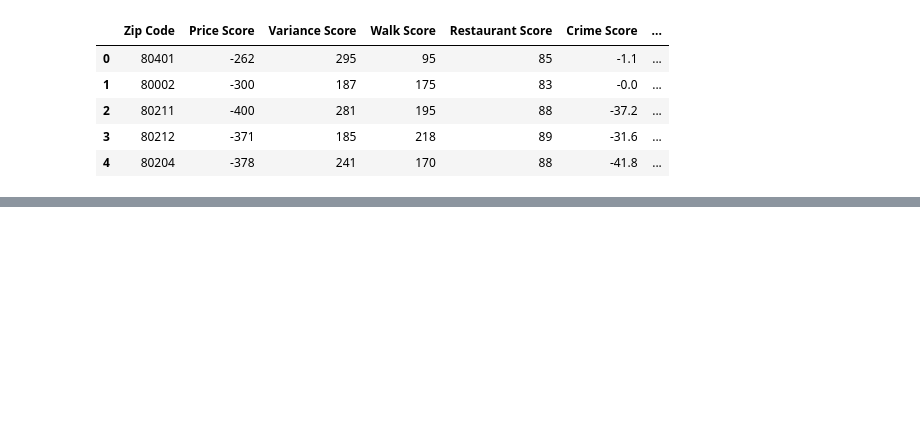
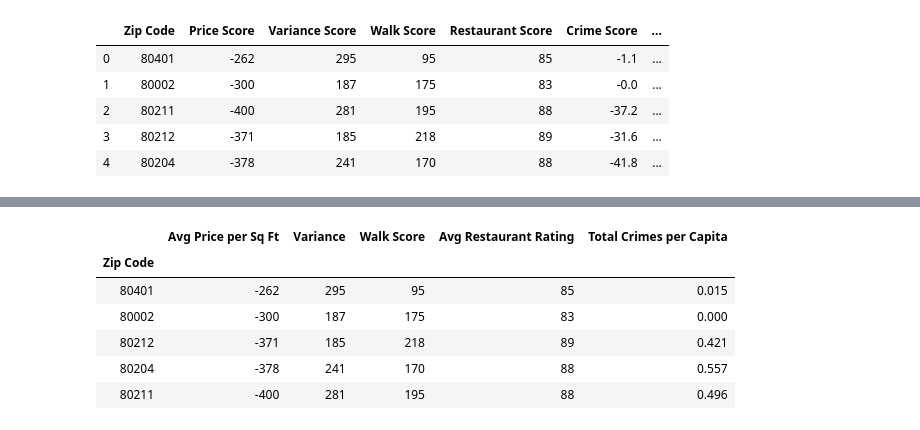
Before and after one commit to ngoodweiler/DU-Analytics-Project-1, a Jupyter notebook: Notebook/Price per Square Foot Box Plots & Mark Score.ipynb, the cells around one changed output, grey strips where cells are left out. Cells and saved outputs as stored; diff of their text form; code cells hidden in the pictures; blank space fills up the shorter version.

```diff
--- a/Notebook/Price per Square Foot Box Plots & Mark Score.ipynb
+++ b/Notebook/Price per Square Foot Box Plots & Mark Score.ipynb
@@ -486,0 +540,11 @@ mark_score_final.to_csv('../Resources/final_summary.csv')
+# %%
+mark_score_ind_values = mark_score_ind_values.set_index('Zip Code')
+mark_score_ind_values
+# %% [output]
+|  | Avg Price per Sq Ft | Variance | Walk Score | Avg Restaurant Rating | Total Crimes per Capita |
+| Zip Code |  |  |  |  |  |
+| 80401 | -262 | 295 | 95 | 85 | 0.015 |
+| 80002 | -300 | 187 | 175 | 83 | 0.000 |
+| 80212 | -371 | 185 | 218 | 89 | 0.421 |
+| 80204 | -378 | 241 | 170 | 88 | 0.557 |
+| 80211 | -400 | 281 | 195 | 88 | 0.496 |
```
Also changed, not shown: parts of 11 cells of this notebook, 7 other files.
